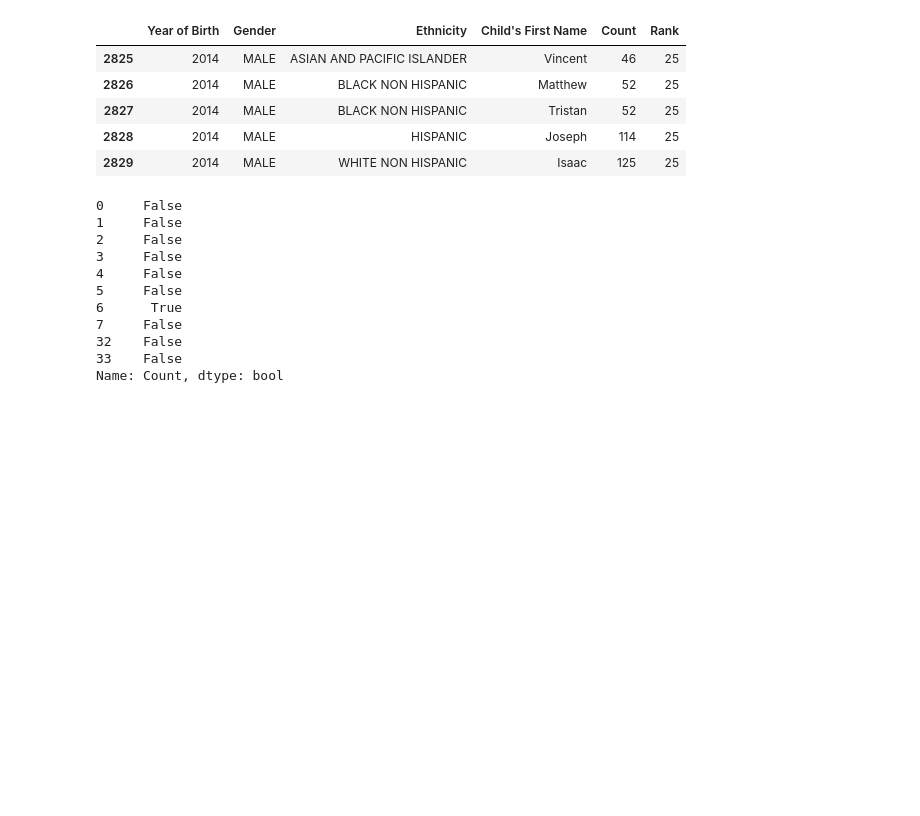
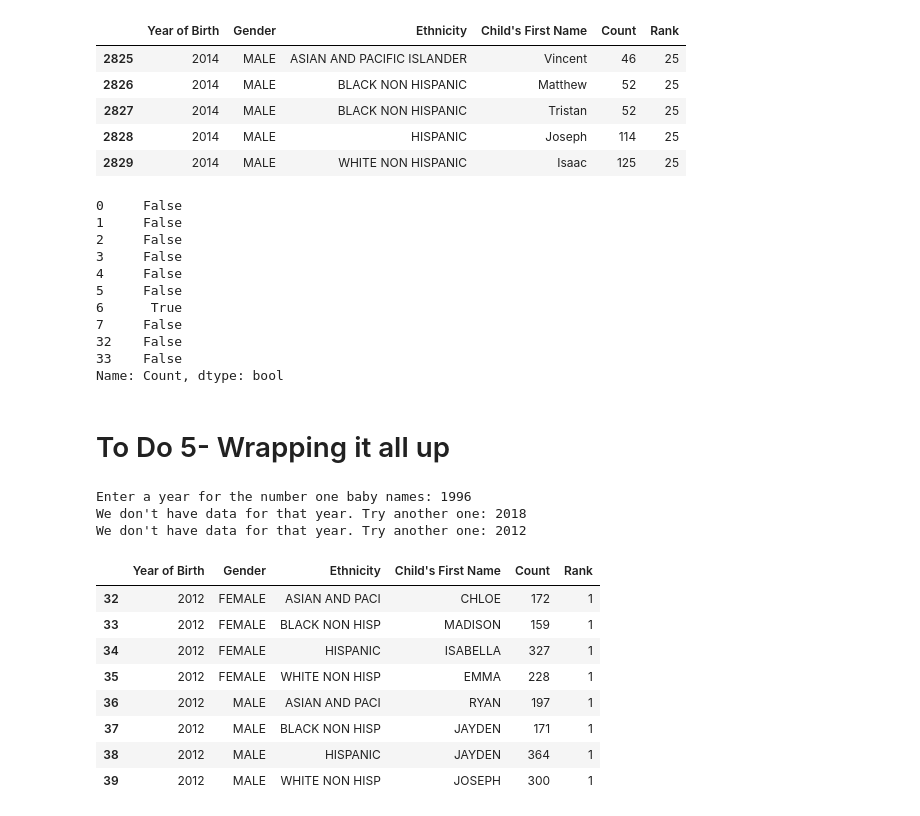
Before and after one commit to mmj32/Class-Practice-Repo, a Jupyter notebook: todo5/pandas_notes2_haring.ipynb, the cells around one changed output. Saved outputs shown, nothing was run; the diff lists cells and outputs as text; code cells hidden in the pictures; blank space fills up the shorter version.

Commit message:
answered question from last time

```diff
--- a/todo5/pandas_notes2_haring.ipynb
+++ b/todo5/pandas_notes2_haring.ipynb
@@ -581,3 +581,28 @@ Name: Count, dtype: bool
 #loc = baby_names.loc[baby_names.Year == year]
 
 #I wanted to do this, but the name of the column has a space in it so I don't know how to call it...
+# %% [markdown]
+# To Do 5- Wrapping it all up
+# %%
+#Solution to previous question
+
+year = int(input("Enter a year for the number one baby names: "))
+while year not in baby_names['Year of Birth'].values:
+   year = int(input("We don't have data for that year. Try another one: "))
+
+good_year = baby_names.loc[baby_names['Year of Birth'] == year] #DataFrame
+ones = good_year.loc[good_year['Rank'] == 1]
+ones
+# %% [output]
+Enter a year for the number one baby names: 1996
+We don't have data for that year. Try another one: 2018
+We don't have data for that year. Try another one: 2012
+|  | Year of Birth | Gender | Ethnicity | Child's First Name | Count | Rank |
+| 32 | 2012 | FEMALE | ASIAN AND PACI | CHLOE | 172 | 1 |
+| 33 | 2012 | FEMALE | BLACK NON HISP | MADISON | 159 | 1 |
+| 34 | 2012 | FEMALE | HISPANIC | ISABELLA | 327 | 1 |
+| 35 | 2012 | FEMALE | WHITE NON HISP | EMMA | 228 | 1 |
+| 36 | 2012 | MALE | ASIAN AND PACI | RYAN | 197 | 1 |
+| 37 | 2012 | MALE | BLACK NON HISP | JAYDEN | 171 | 1 |
+| 38 | 2012 | MALE | HISPANIC | JAYDEN | 364 | 1 |
+| 39 | 2012 | MALE | WHITE NON HISP | JOSEPH | 300 | 1 |
```
